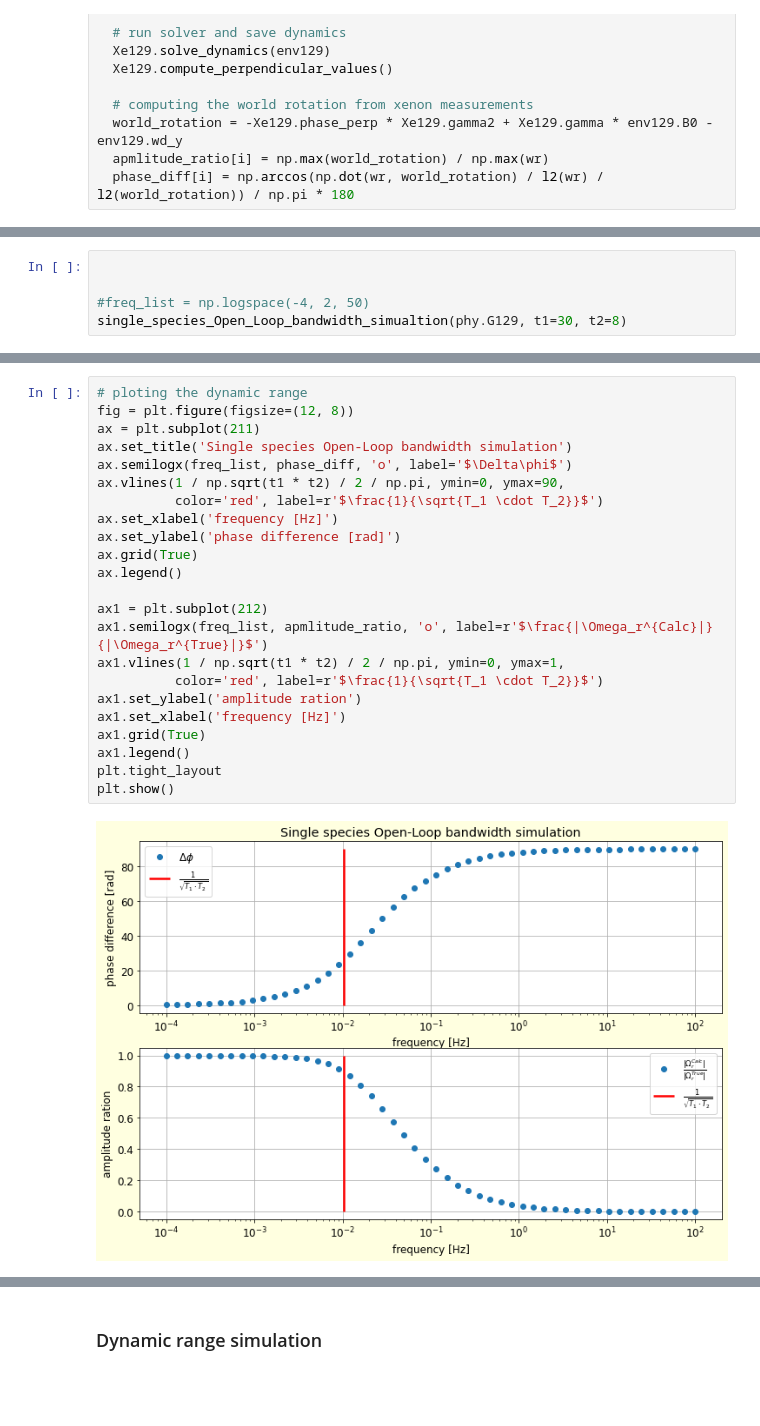
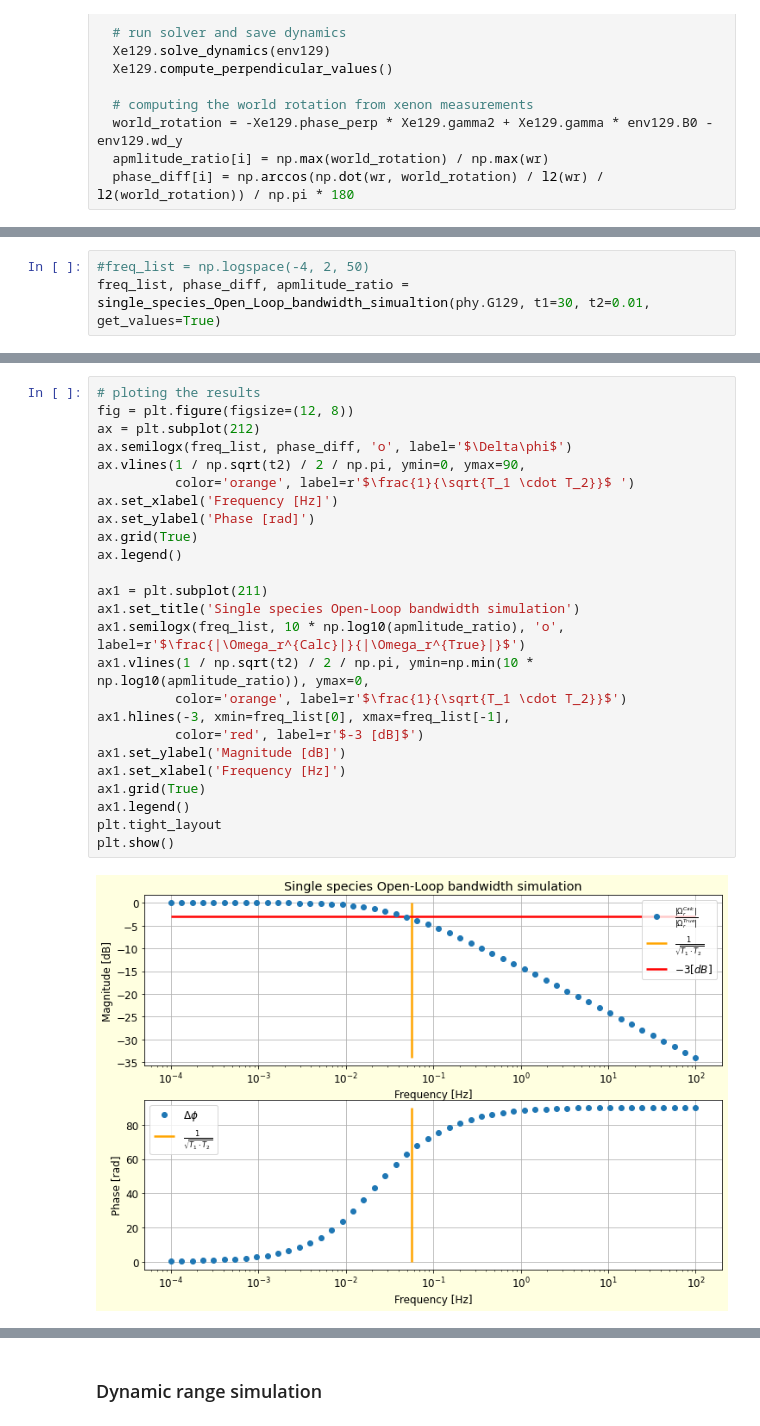
Before and after one commit to RoyElkabetz/NMR-gyroscope, a Jupyter notebook: src/single_specie_bandwidth_and_dynamic_range_sim.ipynb, the cells around one changed output, grey strips where cells are left out. Saved outputs shown, nothing was run; the diff lists cells and outputs as text; blank space fills up the shorter version.

Commit message:
save bandwidth function

```diff
--- a/src/single_specie_bandwidth_and_dynamic_range_sim.ipynb
+++ b/src/single_specie_bandwidth_and_dynamic_range_sim.ipynb
@@ -274,8 +276,6 @@ def single_species_Open_Loop_bandwidth_simualtion(gyromagnetic, t1, t2, wr_amp=0
     if get_values:
         return freq_list, phase_diff, apmlitude_ratio
 # %%
-
-
 #freq_list = np.logspace(-4, 2, 50)
-single_species_Open_Loop_bandwidth_simualtion(phy.G129, t1=30, t2=8)
+freq_list, phase_diff, apmlitude_ratio = single_species_Open_Loop_bandwidth_simualtion(phy.G129, t1=30, t2=0.01, get_values=True)
 # %% [output]
@@ -283,25 +283,27 @@ IndexError: ignored
 # %%
-# ploting the dynamic range
+# ploting the results
 fig = plt.figure(figsize=(12, 8))
-ax = plt.subplot(211)
-ax.set_title('Single species Open-Loop bandwidth simulation')
+ax = plt.subplot(212)
 ax.semilogx(freq_list, phase_diff, 'o', label='$\Delta\phi$')
-ax.vlines(1 / np.sqrt(t1 * t2) / 2 / np.pi, ymin=0, ymax=90,
-          color='red', label=r'$\frac{1}{\sqrt{T_1 \cdot T_2}}$')
-ax.set_xlabel('frequency [Hz]')
-ax.set_ylabel('phase difference [rad]')
+ax.vlines(1 / np.sqrt(t2) / 2 / np.pi, ymin=0, ymax=90,
+          color='orange', label=r'$\frac{1}{\sqrt{T_1 \cdot T_2}}$ ')
+ax.set_xlabel('Frequency [Hz]')
+ax.set_ylabel('Phase [rad]')
 ax.grid(True)
 ax.legend()
 
-ax1 = plt.subplot(212)
-ax1.semilogx(freq_list, apmlitude_ratio, 'o', label=r'$\frac{|\Omega_r^{Calc}|}{|\Omega_r^{True}|}$')
-ax1.vlines(1 / np.sqrt(t1 * t2) / 2 / np.pi, ymin=0, ymax=1,
-          color='red', label=r'$\frac{1}{\sqrt{T_1 \cdot T_2}}$')
-ax1.set_ylabel('amplitude ration')
-ax1.set_xlabel('frequency [Hz]')
+ax1 = plt.subplot(211)
+ax1.set_title('Single species Open-Loop bandwidth simulation')
+ax1.semilogx(freq_list, 10 * np.log10(apmlitude_ratio), 'o', label=r'$\frac{|\Omega_r^{Calc}|}{|\Omega_r^{True}|}$')
+ax1.vlines(1 / np.sqrt(t2) / 2 / np.pi, ymin=np.min(10 * np.log10(apmlitude_ratio)), ymax=0,
+          color='orange', label=r'$\frac{1}{\sqrt{T_1 \cdot T_2}}$')
+ax1.hlines(-3, xmin=freq_list[0], xmax=freq_list[-1],
+          color='red', label=r'$-3 [dB]$')
+ax1.set_ylabel('Magnitude [dB]')
+ax1.set_xlabel('Frequency [Hz]')
 ax1.grid(True)
 ax1.legend()
 plt.tight_layout
 plt.show()
 # %% [output]
-[figure, old version]
+[figure, new version]
```
Also changed, not shown: parts of 4 cells of this notebook.
